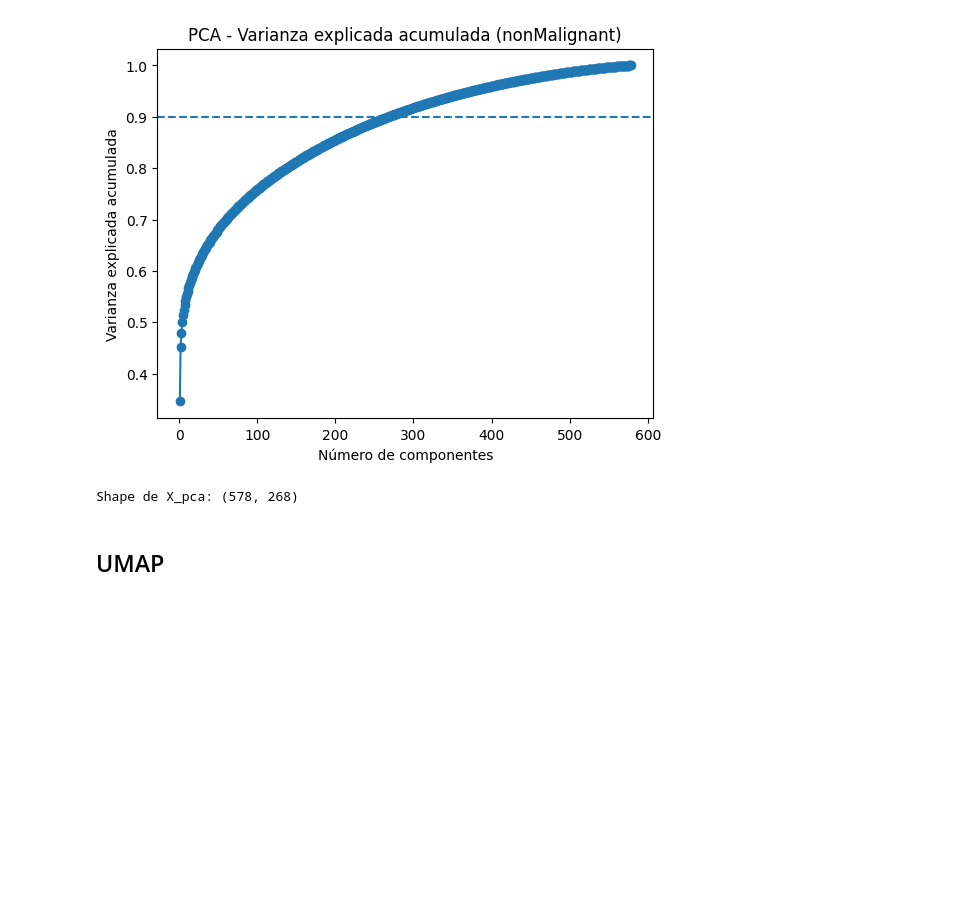
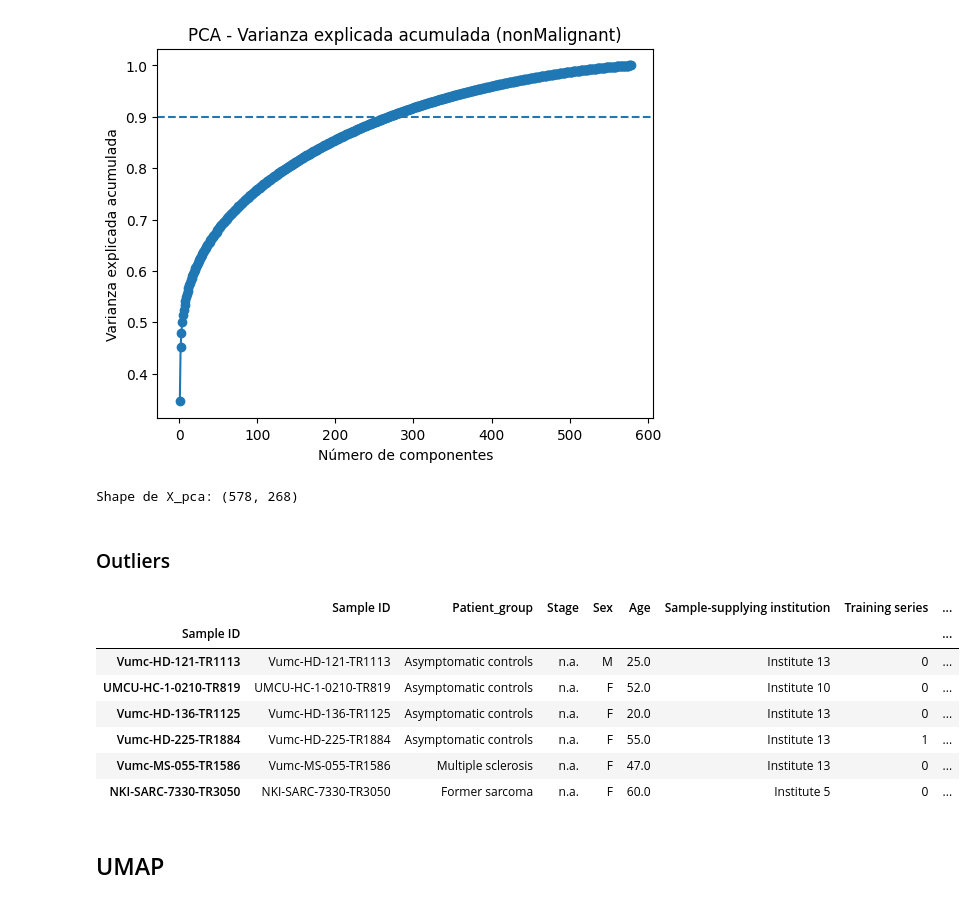
Before and after one commit to MisterMito/TFM, a Jupyter notebook: notebooks/1.1-ssic-eda-poblacional-heterogeneidad-nonmalignant.ipynb, the cells around one changed output. Cells and saved outputs as stored; diff of their text form; code cells hidden in the pictures; blank space fills up the shorter version.

```diff
--- a/notebooks/1.1-ssic-eda-poblacional-heterogeneidad-nonmalignant.ipynb
+++ b/notebooks/1.1-ssic-eda-poblacional-heterogeneidad-nonmalignant.ipynb
@@ -217,3 +216,5 @@ X_pca = pca.fit_transform(X_nm_scaled)
 print("Shape de X_pca:", X_pca.shape)
 # %% [output]
 Shape de X_pca: (578, 268)
+# %% [markdown]
+### Outliers
@@ -220,3 +233,16 @@ Shape de X_pca: (578, 268)
+# %%
+meta_nm = meta_nm.copy()
+meta_nm["is_outlier_pca"] = outliers_nm
+meta_nm[meta_nm["is_outlier_pca"] == True]
+# %% [output]
+|  | Sample ID | Patient_group | Stage | Sex | Age | Sample-supplying institution | Training series | ... |
+| Sample ID |  |  |  |  |  |  |  | ... |
+| Vumc-HD-121-TR1113 | Vumc-HD-121-TR1113 | Asymptomatic controls | n.a. | M | 25.0 | Institute 13 | 0 | ... |
+| UMCU-HC-1-0210-TR819 | UMCU-HC-1-0210-TR819 | Asymptomatic controls | n.a. | F | 52.0 | Institute 10 | 0 | ... |
+| Vumc-HD-136-TR1125 | Vumc-HD-136-TR1125 | Asymptomatic controls | n.a. | F | 20.0 | Institute 13 | 0 | ... |
+| Vumc-HD-225-TR1884 | Vumc-HD-225-TR1884 | Asymptomatic controls | n.a. | F | 55.0 | Institute 13 | 1 | ... |
+| Vumc-MS-055-TR1586 | Vumc-MS-055-TR1586 | Multiple sclerosis | n.a. | F | 47.0 | Institute 13 | 0 | ... |
+| NKI-SARC-7330-TR3050 | NKI-SARC-7330-TR3050 | Former sarcoma | n.a. | F | 60.0 | Institute 5 | 0 | ... |
 # %% [markdown]
 ## UMAP
 # %%
```
Also changed, not shown: parts of 11 cells of this notebook.
